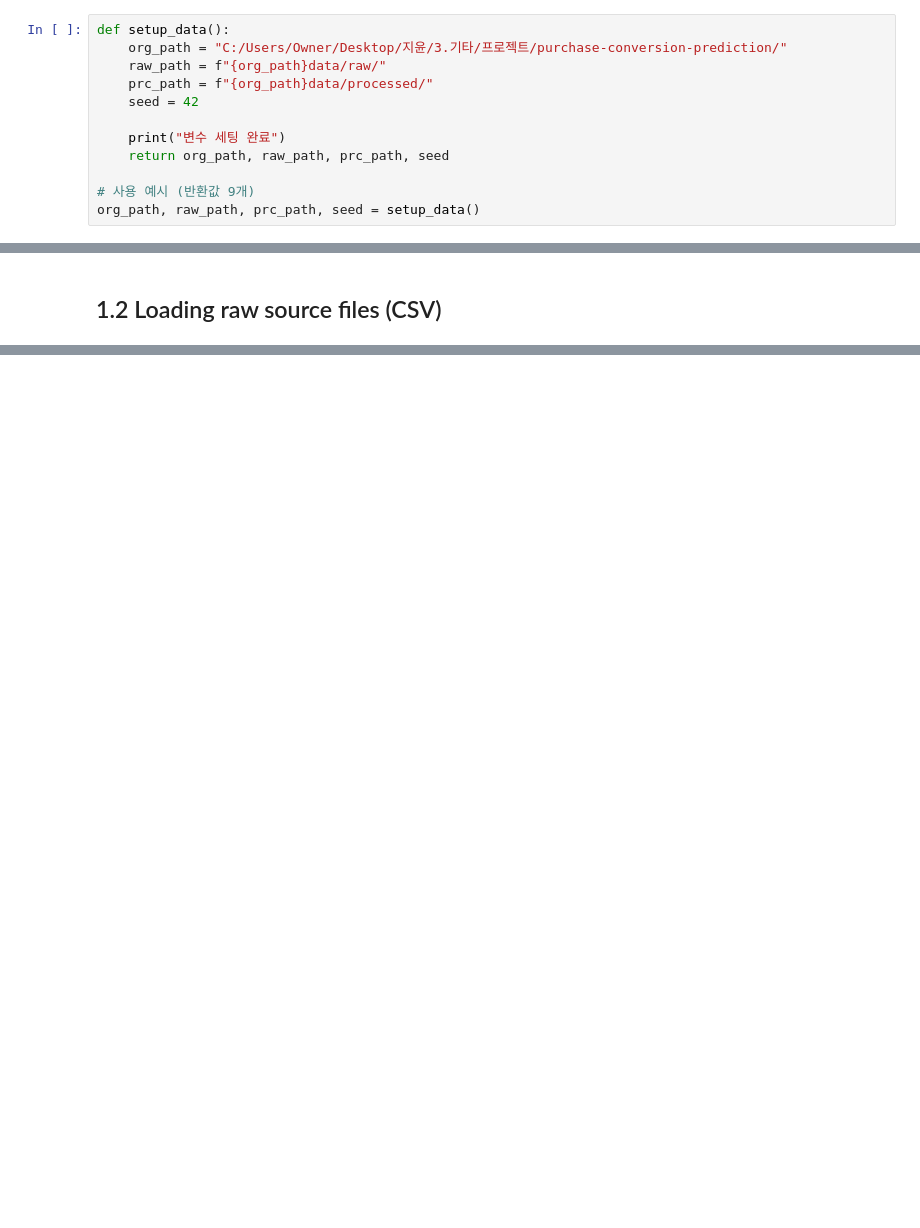
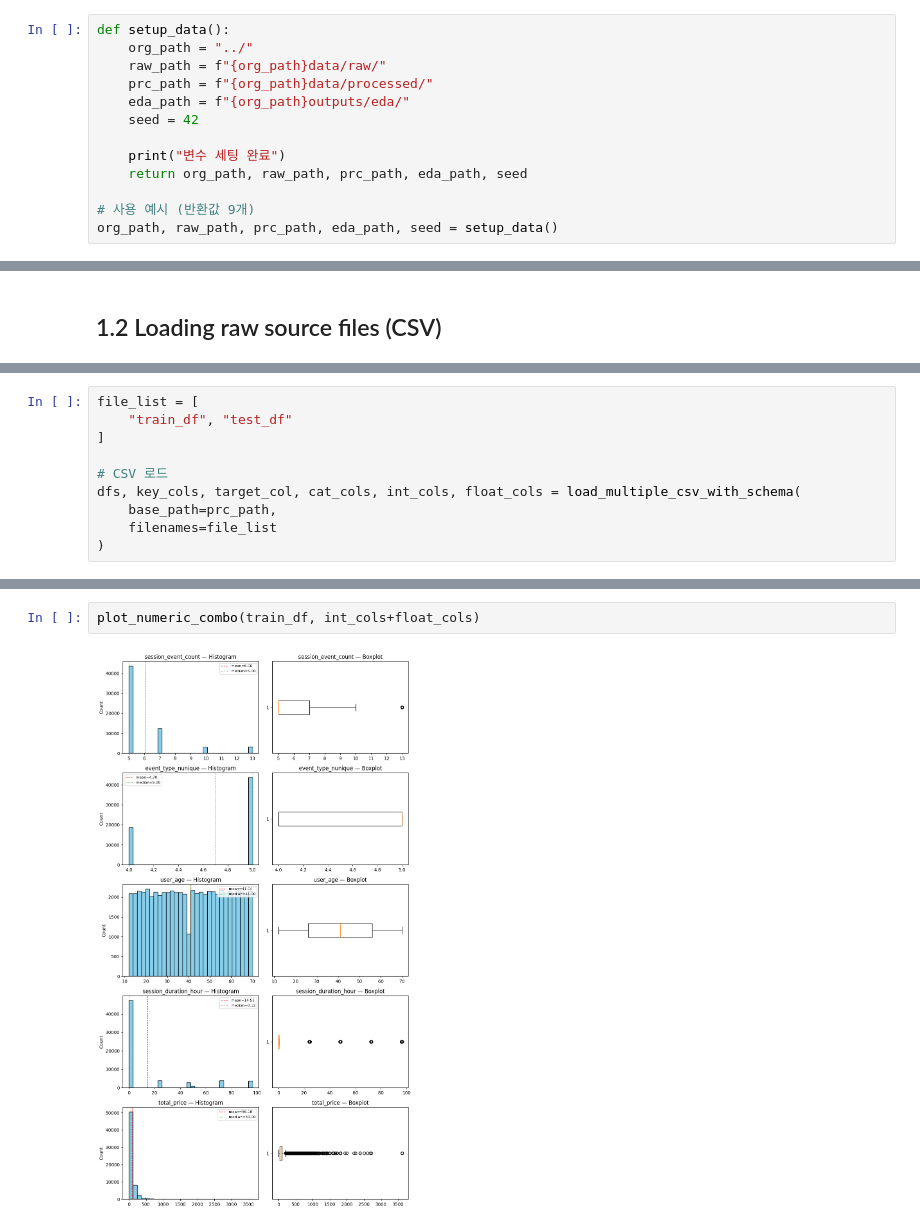
Before and after one commit to kimjiji8105/purchase-conversion-prediction, a Jupyter notebook: notebooks/03_train_eda_feature_eng.ipynb, the cells around one changed output, grey strips where cells are left out. Drawn from its saved outputs; the diff is of its cells as text; blank space fills up the shorter version.

```diff
--- a/notebooks/03_train_eda_feature_eng.ipynb
+++ b/notebooks/03_train_eda_feature_eng.ipynb
@@ -12,15 +16,16 @@ import numpy as np
 from sklearn.model_selection import train_test_split
 # %%
 def setup_data():
-    org_path = "C:/Users/Owner/Desktop/지윤/3.기타/프로젝트/purchase-conversion-prediction/"
+    org_path = "../"
     raw_path = f"{org_path}data/raw/"
     prc_path = f"{org_path}data/processed/"
+    eda_path = f"{org_path}outputs/eda/"
     seed = 42
 
     print("변수 세팅 완료")
-    return org_path, raw_path, prc_path, seed
+    return org_path, raw_path, prc_path, eda_path, seed
 
 # 사용 예시 (반환값 9개)
-org_path, raw_path, prc_path, seed = setup_data()
+org_path, raw_path, prc_path, eda_path, seed = setup_data()
 # %% [output]
 변수 세팅 완료
@@ -70,0 +140,10 @@ test_df.csv 로드 완료. shape=(15628, 32)
+# %%
+file_list = [
+    "train_df", "test_df"
+]
+
+# CSV 로드
+dfs, key_cols, target_col, cat_cols, int_cols, float_cols = load_multiple_csv_with_schema(
+    base_path=prc_path,
+    filenames=file_list
+)
@@ -78,0 +399,4 @@ for name, df in dfs.items():
+# %%
+plot_numeric_combo(train_df, int_cols+float_cols)
+# %% [output]
+[figure, added]
```
Also changed, not shown: parts of 28 cells of this notebook, 1 other file.
